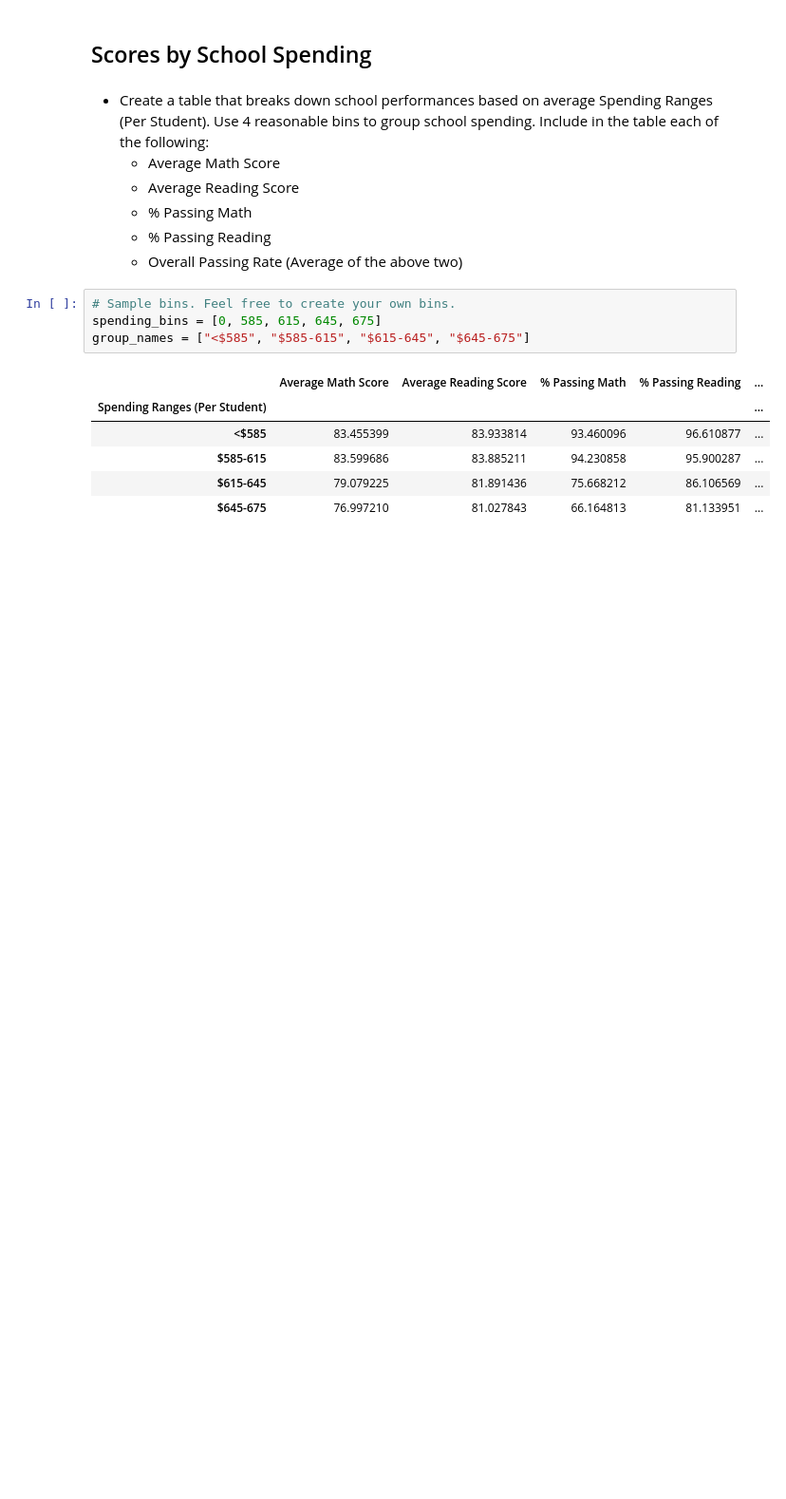
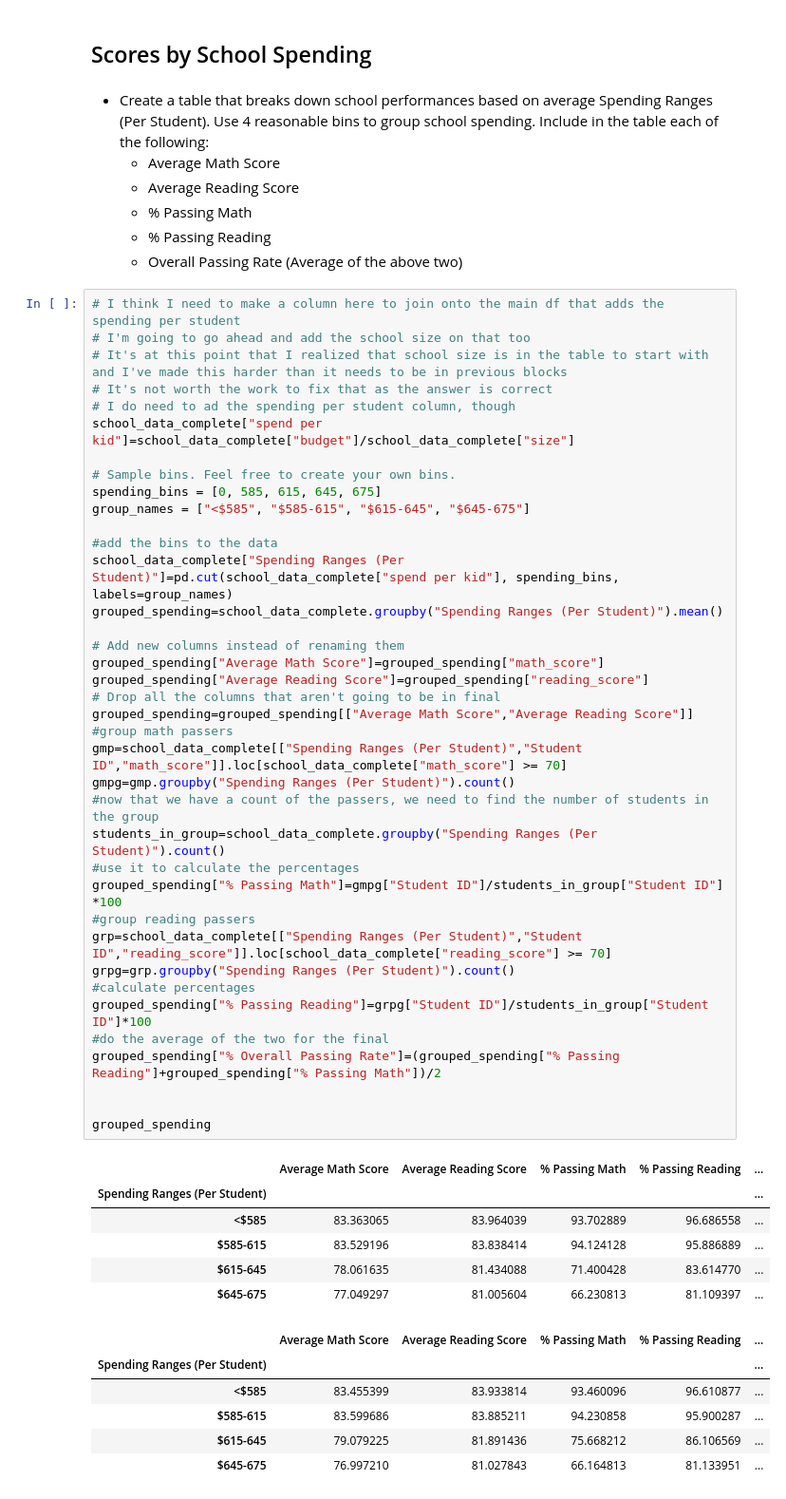
Before and after one commit to rschroer/allhomeworks, a Jupyter notebook: PyCitySchools/RPS_PyCityschools.ipynb, the cells around one changed output. Shown: that part at 95% size. Cells and saved outputs as stored; diff of their text form; blank space fills up the shorter version.

```diff
--- a/PyCitySchools/RPS_PyCityschools.ipynb
+++ b/PyCitySchools/RPS_PyCityschools.ipynb
@@ -306,10 +358,51 @@ grade_math["9th"]=
   * % Passing Math
   * % Passing Reading
   * Overall Passing Rate (Average of the above two)
-# %%
-# Sample bins. Feel free to create your own bins.
-spending_bins = [0, 585, 615, 645, 675]
-group_names = ["<$585", "$585-615", "$615-645", "$645-675"]
+# %%
+# I think I need to make a column here to join onto the main df that adds the spending per student
+# I'm going to go ahead and add the school size on that too
+# It's at this point that I realized that school size is in the table to start with and I've made this harder than it needs to be in previous blocks
+# It's not worth the work to fix that as the answer is correct
+# I do need to ad the spending per student column, though
+school_data_complete["spend per kid"]=school_data_complete["budget"]/school_data_complete["size"]
+
+# Sample bins. Feel free to create your own bins.
+spending_bins = [0, 585, 615, 645, 675]
+group_names = ["<$585", "$585-615", "$615-645", "$645-675"]
+
+#add the bins to the data
+school_data_complete["Spending Ranges (Per Student)"]=pd.cut(school_data_complete["spend per kid"], spending_bins, labels=group_names)
+grouped_spending=school_data_complete.groupby("Spending Ranges (Per Student)").mean()
+
+# Add new columns instead of renaming them
+grouped_spending["Average Math Score"]=grouped_spending["math_score"]
+grouped_spending["Average Reading Score"]=grouped_spending["reading_score"]
+# Drop all the columns that aren't going to be in final
+grouped_spending=grouped_spending[["Average Math Score","Average Reading Score"]]
+#group math passers
+gmp=school_data_complete[["Spending Ranges (Per Student)","Student ID","math_score"]].loc[school_data_complete["math_score"] >= 70]
+gmpg=gmp.groupby("Spending Ranges (Per Student)").count()
+#now that we have a count of the passers, we need to find the number of students in the group
+students_in_group=school_data_complete.groupby("Spending Ranges (Per Student)").count()
+#use it to calculate the percentages
+grouped_spending["% Passing Math"]=gmpg["Student ID"]/students_in_group["Student ID"] *100
+#group reading passers
+grp=school_data_complete[["Spending Ranges (Per Student)","Student ID","reading_score"]].loc[school_data_complete["reading_score"] >= 70]
+grpg=grp.groupby("Spending Ranges (Per Student)").count()
+#calculate percentages
+grouped_spending["% Passing Reading"]=grpg["Student ID"]/students_in_group["Student ID"]*100
+#do the average of the two for the final
+grouped_spending["% Overall Passing Rate"]=(grouped_spending["% Passing Reading"]+grouped_spending["% Passing Math"])/2
+
+
+grouped_spending
+# %% [output]
+|  | Average Math Score | Average Reading Score | % Passing Math | % Passing Reading | ... |
+| Spending Ranges (Per Student) |  |  |  |  | ... |
+| <$585 | 83.363065 | 83.964039 | 93.702889 | 96.686558 | ... |
+| $585-615 | 83.529196 | 83.838414 | 94.124128 | 95.886889 | ... |
+| $615-645 | 78.061635 | 81.434088 | 71.400428 | 83.614770 | ... |
+| $645-675 | 77.049297 | 81.005604 | 66.230813 | 81.109397 | ... |
 # %%
 # %% [output]
 |  | Average Math Score | Average Reading Score | % Passing Math | % Passing Reading | ... |
```
Also changed, not shown: parts of 13 cells of this notebook.
